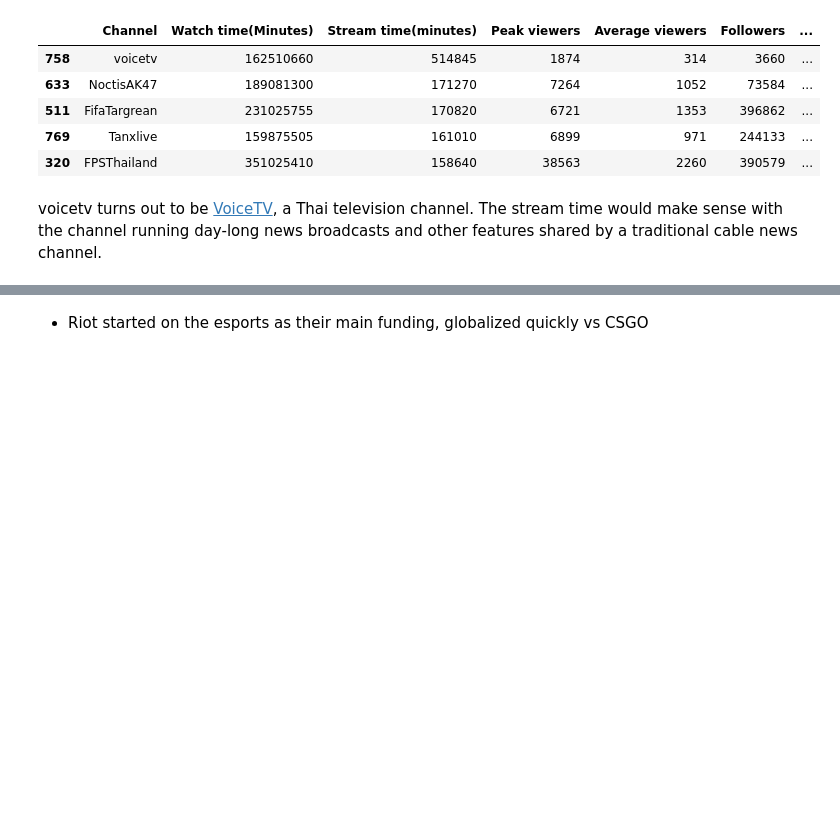
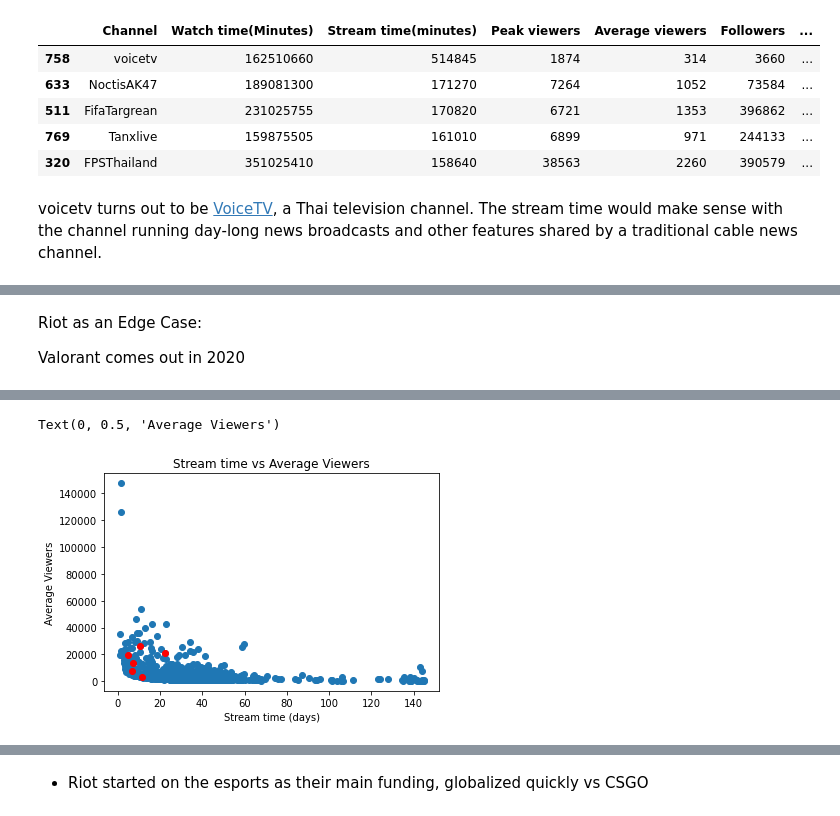
Before and after one commit to BeanutPutters/BeanutPutters.github.io, a Jupyter notebook: project0/Final.ipynb, the cells around one changed output, grey strips where cells are left out. Cells and saved outputs as stored; diff of their text form; code cells hidden in the pictures; blank space fills up the shorter version.

```diff
--- a/project0/Final.ipynb
+++ b/project0/Final.ipynb
@@ -265,3 +275,7 @@ voicetv turns out to be [VoiceTV](https://www.twitch.tv/voicetv/about), a Thai t
+# %% [markdown]
+Riot as an Edge Case:
+
+Valorant comes out in 2020
 # %%
 r = data[data["Channel"].str.contains("Riot")]
 r
@@ -273,3 +287,12 @@ r
 | 319 | RiotGamesRU | 352700745 | 17880 | 73049 | 19753 | 173861 | ... |
 | 681 | RiotGamesTurkish | 177746055 | 23835 | 36258 | 7414 | 651994 | ... |
 | 916 | RiotGamesOCE | 132387150 | 40890 | 50458 | 3076 | 149775 | ... |
+# %%
+plt.scatter(data["Stream time(days)"],data["Average viewers"])
+plt.scatter(r["Stream time(days)"],r["Average viewers"], color = 'red')
+plt.title("Stream time vs Average Viewers")
+plt.xlabel("Stream time (days)")
+plt.ylabel("Average Viewers")
+# %% [output]
+Text(0, 0.5, 'Average Viewers')
+[figure, added]
```
Also changed, not shown: parts of 7 cells of this notebook.
